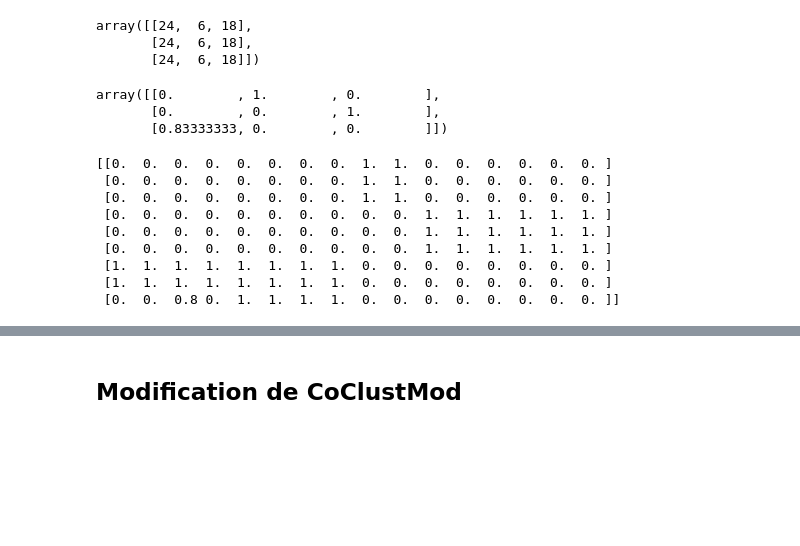
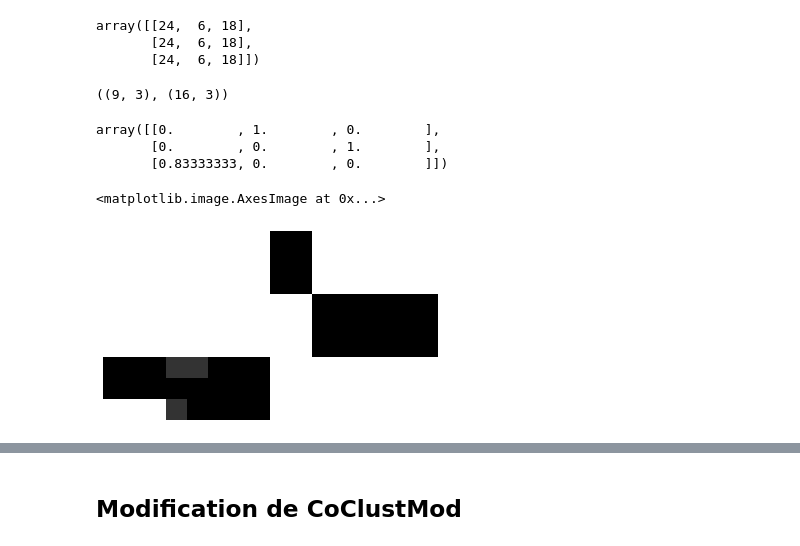
Before and after one commit to mahdiou-diallo/Projet_Innovation, a Jupyter notebook: coclust_mod_impute.ipynb, the cells around one changed output, grey strips where cells are left out. Saved outputs shown, nothing was run; the diff lists cells and outputs as text; code cells hidden in the pictures; blank space fills up the shorter version.

```diff
--- a/coclust_mod_impute.ipynb
+++ b/coclust_mod_impute.ipynb
@@ -73,9 +83,9 @@ def summarize_blocks(X, z, wT):
         with row labels z and column labels w
     Parameters
     ----------
-    X: np.array or np.matrix, n x d, contingency table (n rows d, columns)
-    z: np.array or np.matrix, n x k, row assignments (n rows, k classes)
-    wT: np.array or np.matrix, d x l, transpose of column assignments (d columns, l classes)
+    X: np.array, n x d, contingency table (n rows d, columns)
+    z: np.array, n x k, row assignments (n rows, k classes)
+    wT: np.array, d x l, transpose of column assignments (d columns, l classes)
 
     Returns
     -------
@@ -93,8 +103,8 @@ def get_block_counts(z, wT):
     """get the count of item in each block of matrix X (n x d)
     Parameters
     ----------
-    z: np.array or np.matrix, n x k, row assignments (n rows, k classes)
-    wT: np.array or np.matrix, d x l, transpose of column assignments (d columns, l classes)
+    z: np.array, n x k, row assignments (n rows, k classes)
+    wT: np.array, d x l, transpose of column assignments (d columns, l classes)
 
     Returns
     -------
@@ -107,6 +117,10 @@ get_block_counts(Z, W)
 array([[24,  6, 18],
        [24,  6, 18],
        [24,  6, 18]])
+# %%
+Z.shape, W.shape
+# %% [output]
+((9, 3), (16, 3))
 # %%
 block_rep_vals = summarize_blocks(X, Z, W) / get_block_counts(Z, W)
 block_rep_vals
@@ -117,17 +131,10 @@ array([[0.        , 1.        , 0.        ],
 # %%
 tmp = res.copy()
 tmp[r_nan, c_nan] = block_rep_vals[z[r_nan],w[c_nan]]
-print(np.round(tmp,1))
+show_matrix(tmp)
 # %% [output]
-[[0.  0.  0.  0.  0.  0.  0.  0.  1.  1.  0.  0.  0.  0.  0.  0. ]
- [0.  0.  0.  0.  0.  0.  0.  0.  1.  1.  0.  0.  0.  0.  0.  0. ]
- [0.  0.  0.  0.  0.  0.  0.  0.  1.  1.  0.  0.  0.  0.  0.  0. ]
- [0.  0.  0.  0.  0.  0.  0.  0.  0.  0.  1.  1.  1.  1.  1.  1. ]
- [0.  0.  0.  0.  0.  0.  0.  0.  0.  0.  1.  1.  1.  1.  1.  1. ]
- [0.  0.  0.  0.  0.  0.  0.  0.  0.  0.  1.  1.  1.  1.  1.  1. ]
- [1.  1.  1.  1.  1.  1.  1.  1.  0.  0.  0.  0.  0.  0.  0.  0. ]
- [1.  1.  1.  1.  1.  1.  1.  1.  0.  0.  0.  0.  0.  0.  0.  0. ]
- [0.  0.  0.8 0.  1.  1.  1.  1.  0.  0.  0.  0.  0.  0.  0.  0. ]]
+<matplotlib.image.AxesImage at 0x...>
+[figure, added]
 # %%
 print(np.round(tmp[r_nan, c_nan],2))
 print(X[r_nan, c_nan])
```
Also changed, not shown: parts of 21 cells of this notebook.
